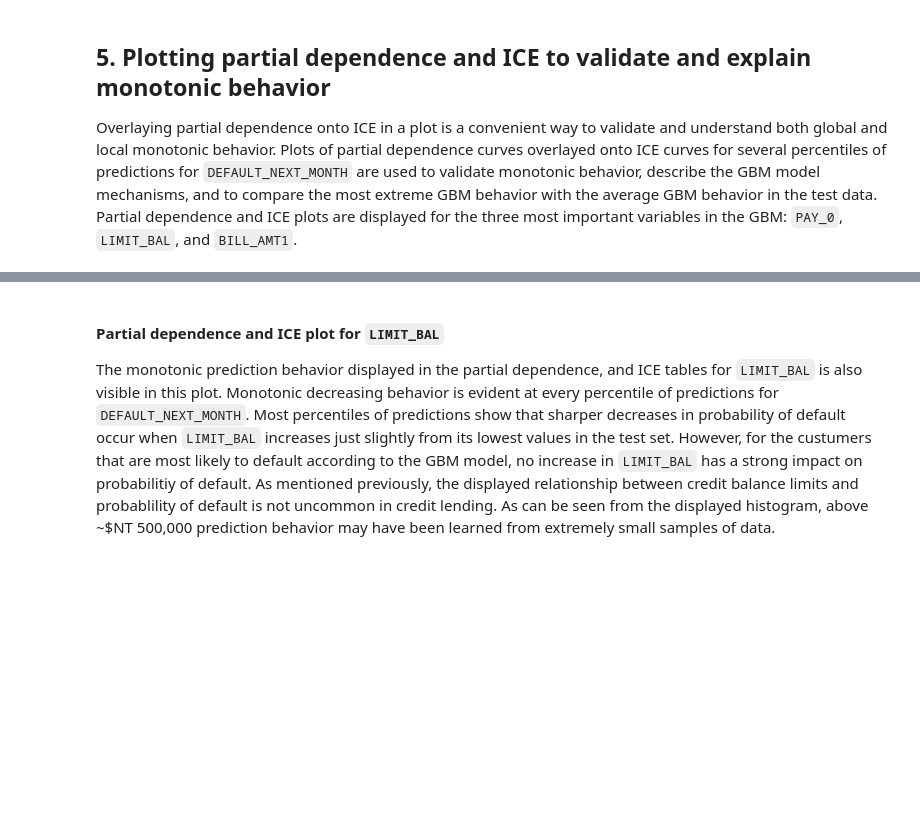
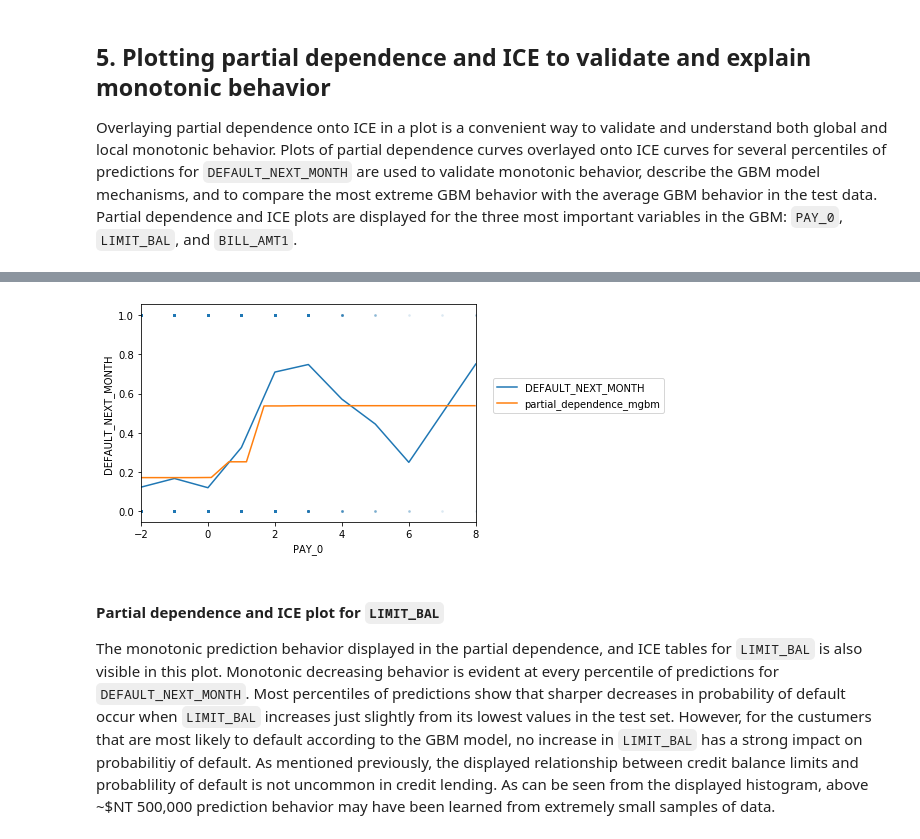
Before and after one commit to jphall663/interpretable_machine_learning_with_python, a Jupyter notebook: glm_mgbm_gbm.ipynb, the cells around one changed output, grey strips where cells are left out. Cells and saved outputs as stored; diff of their text form; code cells hidden in the pictures; blank space fills up the shorter version.

```diff
--- a/glm_mgbm_gbm.ipynb
+++ b/glm_mgbm_gbm.ipynb
@@ -500,10 +556,11 @@ def get_percentile_dict(yhat, id_, frame):
 The values for `ID` that correspond to the maximum, minimum, and deciles of `p_DEFAULT_NEXT_MONTH` are displayed below. ICE will be calculated for the rows of the test dataset associated with these `ID` values.
 # %%
 # merge GBM predictions onto test data
-yhat_test = pd.concat([test.reset_index(drop=True), pd.DataFrame(xgb_model.predict(dtest,
-                                                                                   ntree_limit=xgb_model.best_ntree_limit))],
+yhat_test = pd.concat([test.reset_index(drop=True),
+                       mgbm_models[3].predict(h2o.H2OFrame(test))['p1'].as_data_frame()],
                       axis=1)
-yhat_test = yhat_test.rename(columns={0:'p_DEFAULT_NEXT_MONTH'})
+
+yhat_test = yhat_test.rename(columns={'p1':'p_DEFAULT_NEXT_MONTH'})
 
 # find percentiles of predictions
 percentile_dict = get_percentile_dict('p_DEFAULT_NEXT_MONTH', 'ID', yhat_test)
@@ -627,3 +741,15 @@ def plot_par_dep_ICE(xs, par_dep_frame):
+# %%
+fig, ax = plt.subplots()
+#  comparison of partial dependence
+_ = test[['PAY_0', y]].groupby(by='PAY_0').mean().plot(kind='line', ax=ax)
+_ = test[['PAY_0', y]].plot(kind='scatter', x='PAY_0', y=y, ax=ax, s=3, alpha=0.1)
+_ = par_dep_PAY_0[['PAY_0', 'partial_dependence_mgbm']].plot(kind='line', x='PAY_0', ax=ax)
+
+_ = plt.legend(bbox_to_anchor=(1.05, 0.5),
+               loc=3,
+               borderaxespad=0.)
+# %% [output]
+[figure, added]
 # %% [markdown]
 #### Partial dependence and ICE plot for `LIMIT_BAL`
 The monotonic prediction behavior displayed in the partial dependence, and ICE tables for `LIMIT_BAL` is also visible in this plot. Monotonic decreasing behavior is evident at every percentile of predictions for `DEFAULT_NEXT_MONTH`. Most percentiles of predictions show that sharper decreases in probability of default occur when `LIMIT_BAL` increases just slightly from its lowest values in the test set. However, for the custumers that are most likely to default according to the GBM model, no increase in `LIMIT_BAL` has a strong impact on probabilitiy of default. As mentioned previously, the displayed relationship between credit balance limits and probablility of default is not uncommon in credit lending. As can be seen from the displayed histogram, above ~$NT 500,000 prediction behavior may have been learned from extremely small samples of data.
```
Also changed, not shown: parts of 24 cells of this notebook.
